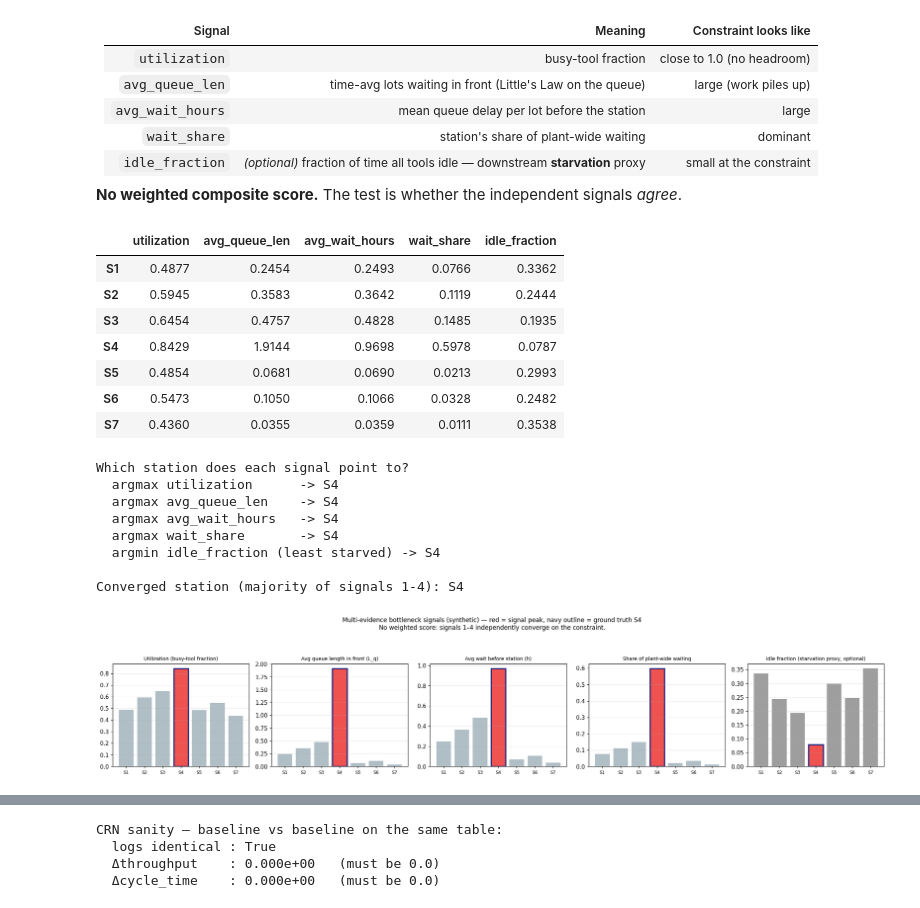
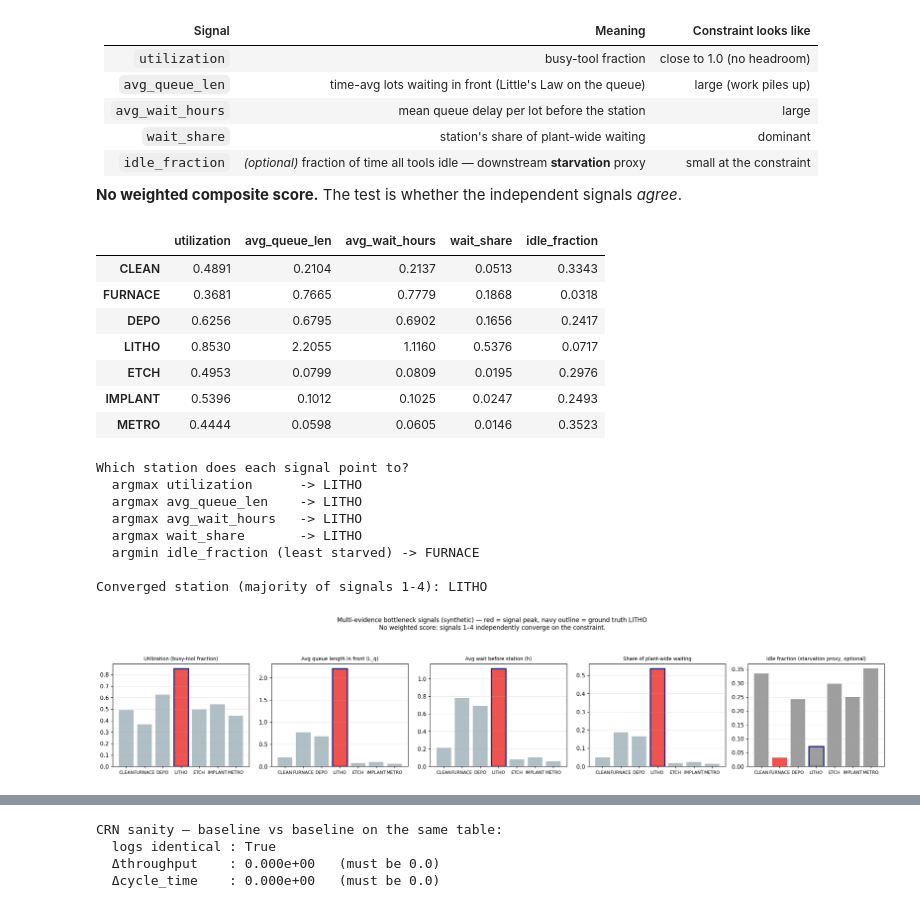
Before and after one commit to leonlaiyc/manufacturing-ops-analytics, a Jupyter notebook: notebooks/04_bottleneck_identification.ipynb, the cells around one changed output, grey strips where cells are left out. Drawn from its saved outputs; the diff is of its cells as text; code cells hidden in the pictures.

```diff
--- a/notebooks/04_bottleneck_identification.ipynb
+++ b/notebooks/04_bottleneck_identification.ipynb
@@ -90,32 +90,32 @@ For each station over the steady-state window we compute several **independent**
 # %%
 ev = evidence.station_evidence_synthetic(log, cfg, T0, T1)
 display(ev.round(4))
 
 print("Which station does each signal point to?")
 for c in ["utilization", "avg_queue_len", "avg_wait_hours", "wait_share"]:
     print(f"  argmax {c:<16} -> {ev[c].idxmax()}")
 print(f"  argmin idle_fraction (least starved) -> {ev['idle_fraction'].idxmin()}")
 print(f"\nConverged station (majority of signals 1-4): {evidence.converged_station(ev)}")
 
-evidence.plot_evidence_synthetic(ev, ground_truth='S4',
+evidence.plot_evidence_synthetic(ev, ground_truth='LITHO',
                                  save_path=str(FIG / 'bottleneck_evidence_synthetic.png'))
 plt.show()
 # %% [output]
 |  | utilization | avg_queue_len | avg_wait_hours | wait_share | idle_fraction |
-| S1 | 0.4877 | 0.2454 | 0.2493 | 0.0766 | 0.3362 |
-| S2 | 0.5945 | 0.3583 | 0.3642 | 0.1119 | 0.2444 |
-| S3 | 0.6454 | 0.4757 | 0.4828 | 0.1485 | 0.1935 |
-| S4 | 0.8429 | 1.9144 | 0.9698 | 0.5978 | 0.0787 |
-| S5 | 0.4854 | 0.0681 | 0.0690 | 0.0213 | 0.2993 |
-| S6 | 0.5473 | 0.1050 | 0.1066 | 0.0328 | 0.2482 |
-| S7 | 0.4360 | 0.0355 | 0.0359 | 0.0111 | 0.3538 |
+| CLEAN | 0.4891 | 0.2104 | 0.2137 | 0.0513 | 0.3343 |
+| FURNACE | 0.3681 | 0.7665 | 0.7779 | 0.1868 | 0.0318 |
+| DEPO | 0.6256 | 0.6795 | 0.6902 | 0.1656 | 0.2417 |
+| LITHO | 0.8530 | 2.2055 | 1.1160 | 0.5376 | 0.0717 |
+| ETCH | 0.4953 | 0.0799 | 0.0809 | 0.0195 | 0.2976 |
+| IMPLANT | 0.5396 | 0.1012 | 0.1025 | 0.0247 | 0.2493 |
+| METRO | 0.4444 | 0.0598 | 0.0605 | 0.0146 | 0.3523 |
 Which station does each signal point to?
-  argmax utilization      -> S4
-  argmax avg_queue_len    -> S4
-  argmax avg_wait_hours   -> S4
-  argmax wait_share       -> S4
-  argmin idle_fraction (least starved) -> S4
+  argmax utilization      -> LITHO
+  argmax avg_queue_len    -> LITHO
+  argmax avg_wait_hours   -> LITHO
+  argmax wait_share       -> LITHO
+  argmin idle_fraction (least starved) -> FURNACE
 
-Converged station (majority of signals 1-4): S4
+Converged station (majority of signals 1-4): LITHO
-[figure, old version]
+[figure, new version]
 # %% [markdown]
```
Also changed, not shown: parts of 11 cells of this notebook, 21 other files.
